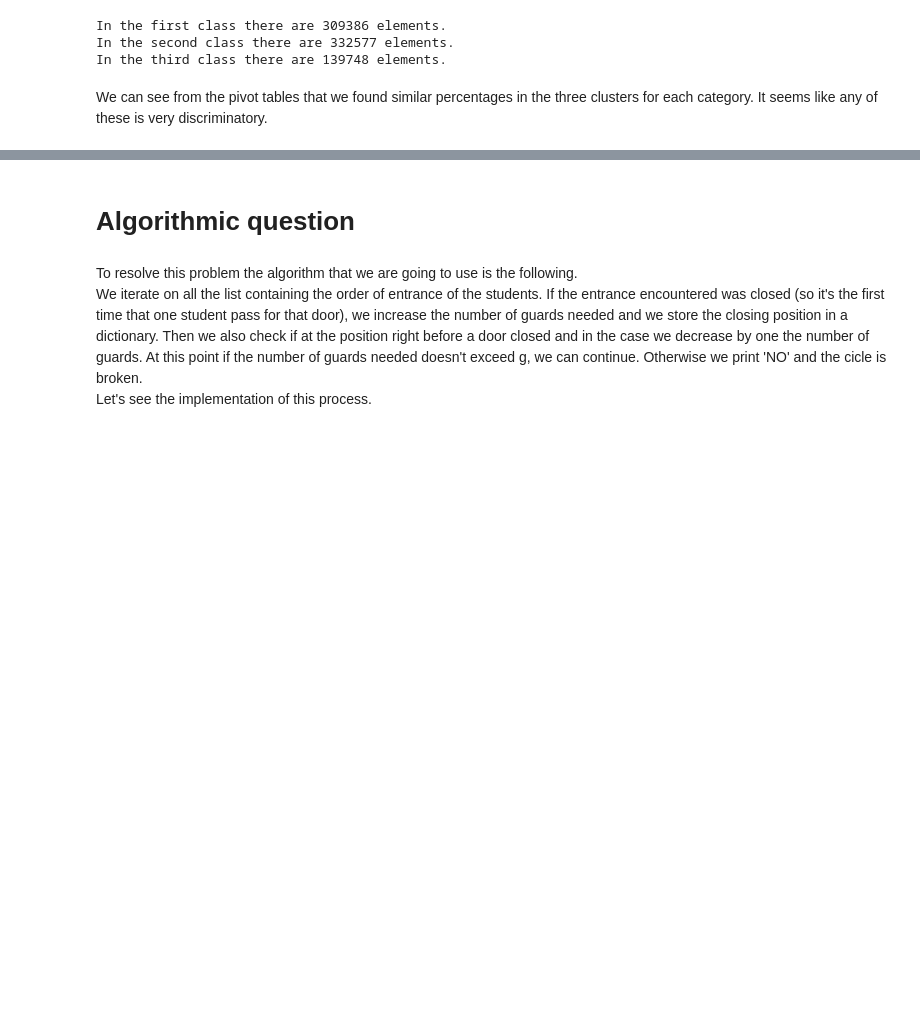
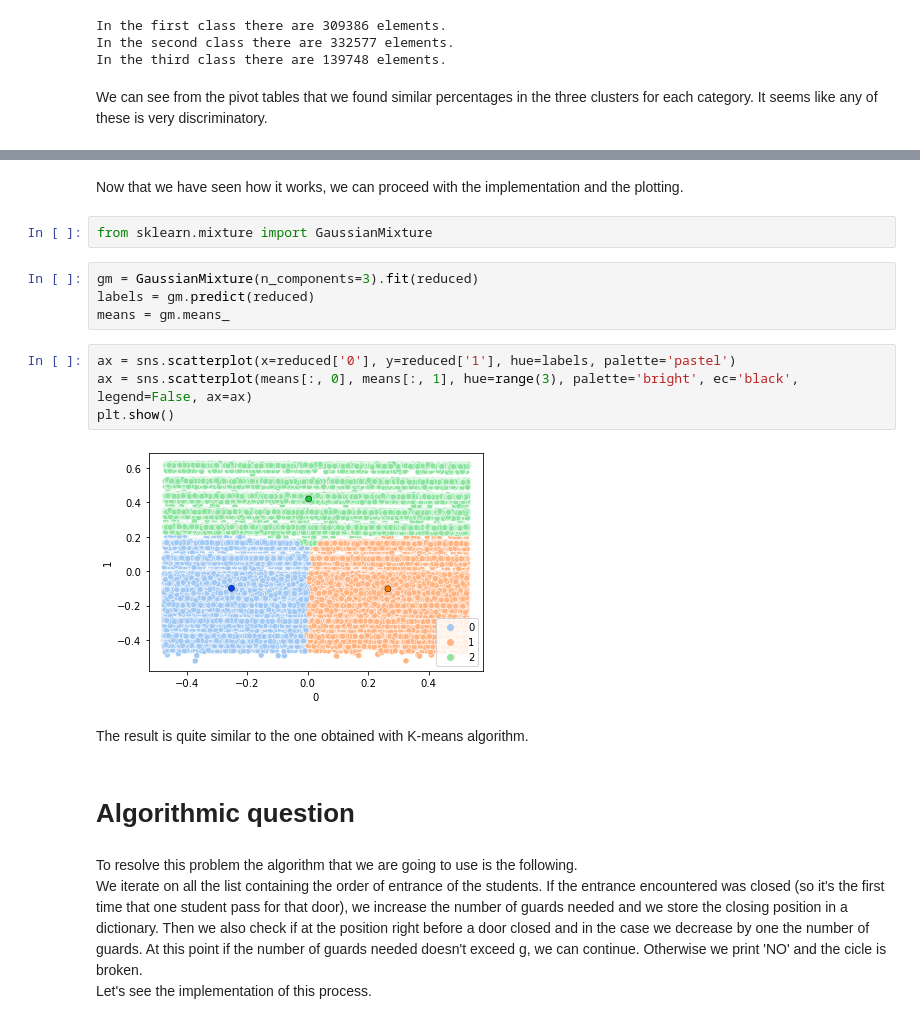
Before and after one commit to Leoni1894985/HM-4, a Jupyter notebook: main.ipynb, the cells around one changed output, grey strips where cells are left out. Cells and saved outputs as stored; diff of their text form; blank space fills up the shorter version.

```diff
--- a/main.ipynb
+++ b/main.ipynb
@@ -1601,3 +1614,19 @@ We can see from the pivot tables that we found similar percentages in the three
+# %% [markdown]
+Now that we have seen how it works, we can proceed with the implementation and the plotting.
+# %%
+from sklearn.mixture import GaussianMixture
+# %%
+gm = GaussianMixture(n_components=3).fit(reduced)
+labels = gm.predict(reduced)
+means = gm.means_
+# %%
+ax = sns.scatterplot(x=reduced['0'], y=reduced['1'], hue=labels, palette='pastel')
+ax = sns.scatterplot(means[:, 0], means[:, 1], hue=range(3), palette='bright', ec='black', legend=False, ax=ax)
+plt.show()
+# %% [output]
+[figure, added]
+# %% [markdown]
+The result is quite similar to the one obtained with K-means algorithm.
 # %% [markdown]
 # **Algorithmic question**
 # %% [markdown]
```
Also changed, not shown: parts of 4 cells of this notebook.
